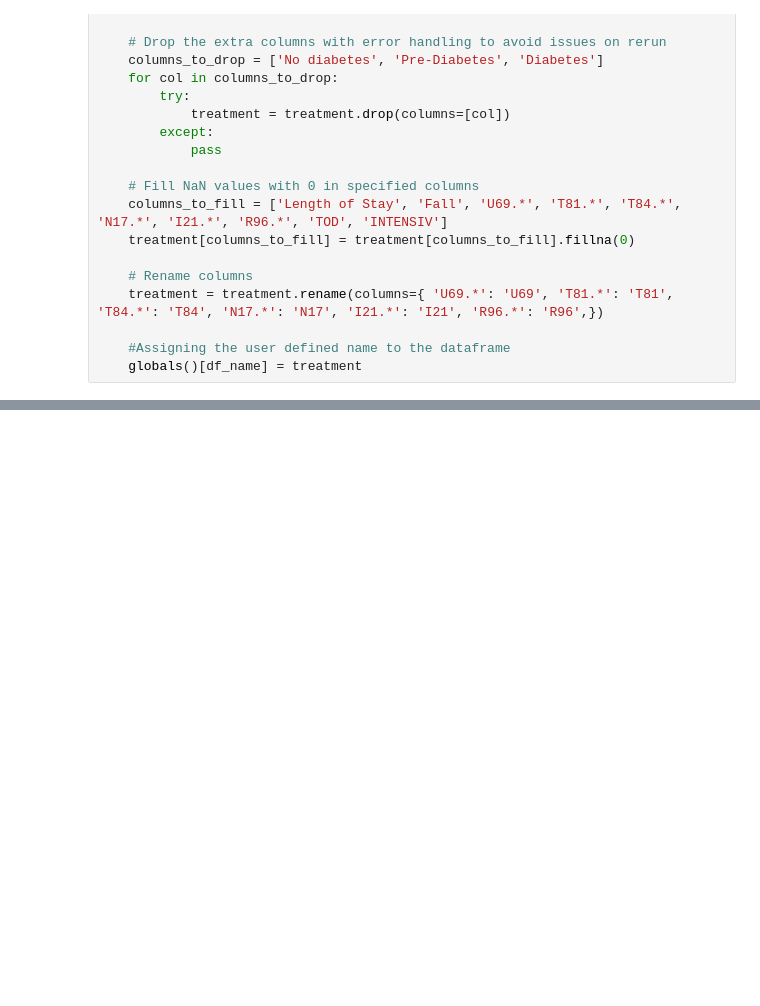
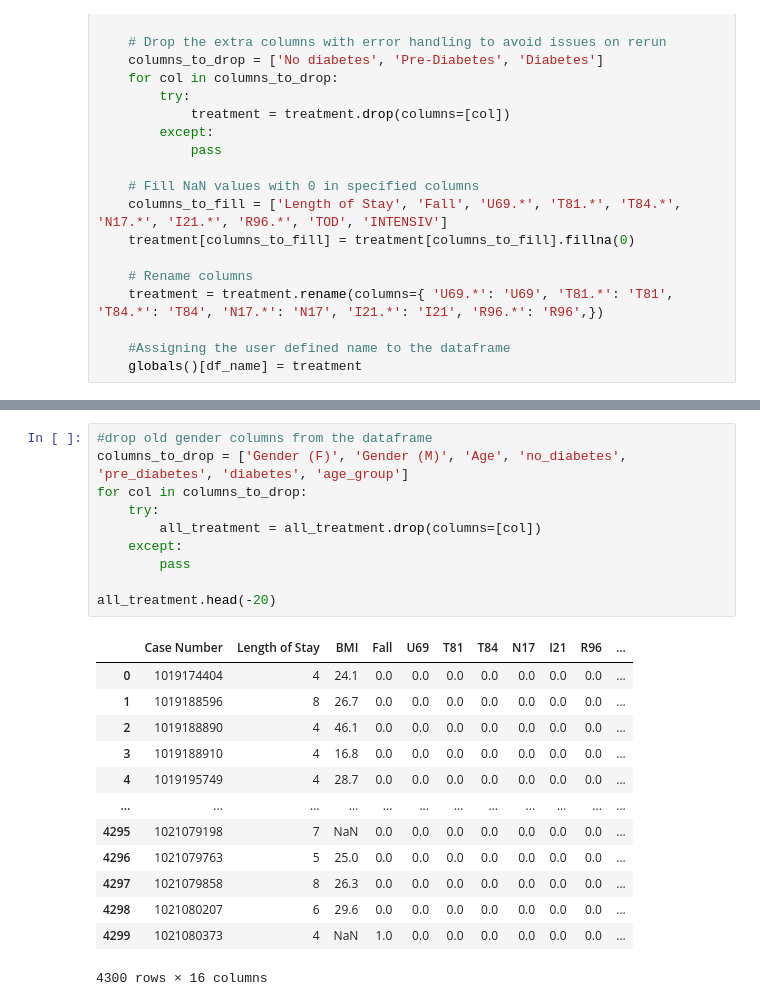
Before and after one commit to mehakrafiq/MedicalStats, a Jupyter notebook: Code/Notebook/Comparative.ipynb, the cells around one changed output, grey strips where cells are left out. Cells and saved outputs as stored; diff of their text form; blank space fills up the shorter version.

```diff
--- a/Code/Notebook/Comparative.ipynb
+++ b/Code/Notebook/Comparative.ipynb
@@ -70,0 +167,24 @@ treatment_5.head()
+# %%
+#drop old gender columns from the dataframe
+columns_to_drop = ['Gender (F)', 'Gender (M)', 'Age', 'no_diabetes', 'pre_diabetes', 'diabetes', 'age_group']
+for col in columns_to_drop:
+    try:
+        all_treatment = all_treatment.drop(columns=[col])
+    except:
+        pass
+
+all_treatment.head(-20)
+# %% [output]
+|  | Case Number | Length of Stay | BMI | Fall | U69 | T81 | T84 | N17 | I21 | R96 | ... |
+| 0 | 1019174404 | 4 | 24.1 | 0.0 | 0.0 | 0.0 | 0.0 | 0.0 | 0.0 | 0.0 | ... |
+| 1 | 1019188596 | 8 | 26.7 | 0.0 | 0.0 | 0.0 | 0.0 | 0.0 | 0.0 | 0.0 | ... |
+| 2 | 1019188890 | 4 | 46.1 | 0.0 | 0.0 | 0.0 | 0.0 | 0.0 | 0.0 | 0.0 | ... |
+| 3 | 1019188910 | 4 | 16.8 | 0.0 | 0.0 | 0.0 | 0.0 | 0.0 | 0.0 | 0.0 | ... |
+| 4 | 1019195749 | 4 | 28.7 | 0.0 | 0.0 | 0.0 | 0.0 | 0.0 | 0.0 | 0.0 | ... |
+| ... | ... | ... | ... | ... | ... | ... | ... | ... | ... | ... | ... |
+| 4295 | 1021079198 | 7 | NaN | 0.0 | 0.0 | 0.0 | 0.0 | 0.0 | 0.0 | 0.0 | ... |
+| 4296 | 1021079763 | 5 | 25.0 | 0.0 | 0.0 | 0.0 | 0.0 | 0.0 | 0.0 | 0.0 | ... |
+| 4297 | 1021079858 | 8 | 26.3 | 0.0 | 0.0 | 0.0 | 0.0 | 0.0 | 0.0 | 0.0 | ... |
+| 4298 | 1021080207 | 6 | 29.6 | 0.0 | 0.0 | 0.0 | 0.0 | 0.0 | 0.0 | 0.0 | ... |
+| 4299 | 1021080373 | 4 | NaN | 1.0 | 0.0 | 0.0 | 0.0 | 0.0 | 0.0 | 0.0 | ... |
+4300 rows × 16 columns
```
Also changed, not shown: parts of 9 cells of this notebook, 3 other files.
